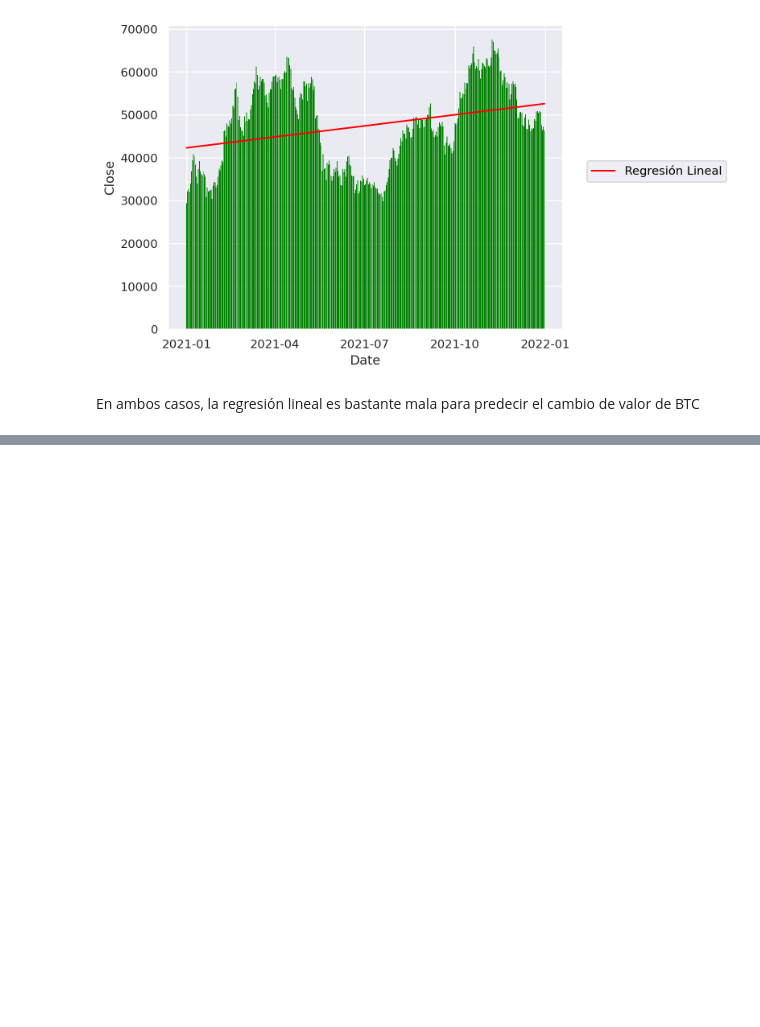
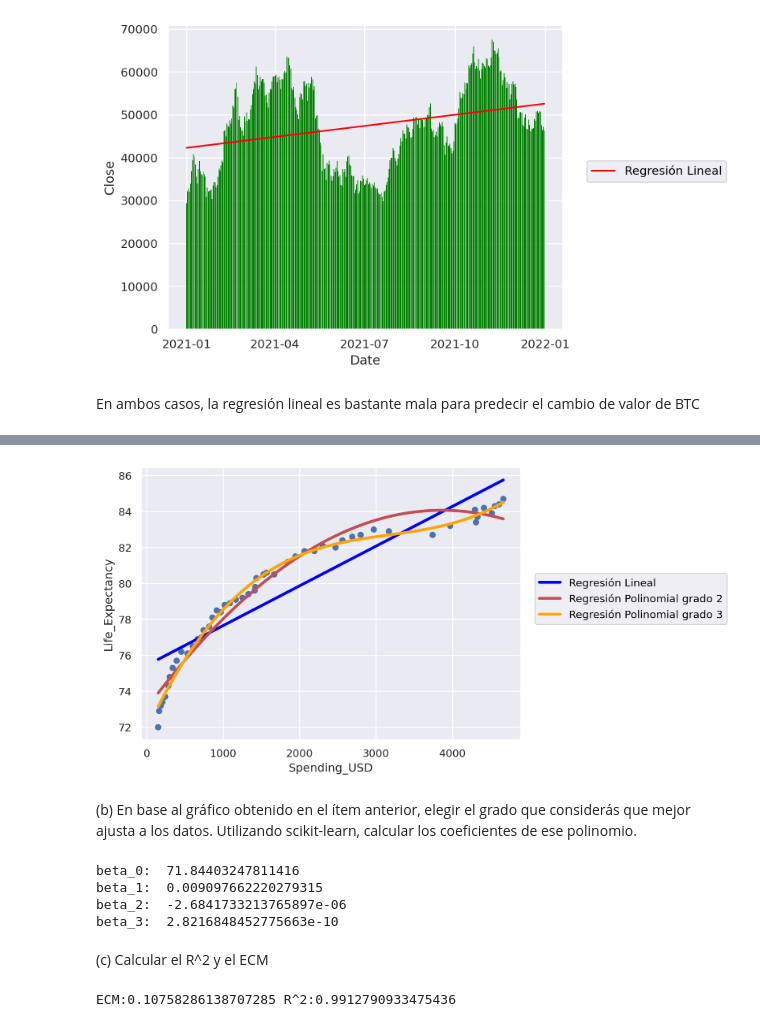
Before and after one commit to LucaChicconi/_labodatos, a Jupyter notebook: practica4.ipynb, the cells around one changed output, grey strips where cells are left out. Saved outputs shown, nothing was run; the diff lists cells and outputs as text; code cells hidden in the pictures; blank space fills up the shorter version.

```diff
--- a/practica4.ipynb
+++ b/practica4.ipynb
@@ -315,0 +325,6 @@ En ambos casos, la regresión lineal es bastante mala para predecir el cambio de
+# %%
+data = sns.load_dataset("healthexp")
+# %%
+data.head()
+datos_japon = data[data['Country']== 'Japan']
+datos_japon.head()
@@ -315,0 +338,12 @@ En ambos casos, la regresión lineal es bastante mala para predecir el cambio de
+# %%
+(
+    so.Plot(data=datos_japon, x=datos_japon['Spending_USD'], y='Life_Expectancy')
+    .add(so.Dot())
+    .add(so.Line(color='blue', linewidth=3),so.PolyFit(1),label ='Regresión Lineal')
+    .add(so.Line(color='r', linewidth=3), so.PolyFit(2),label = 'Regresión Polinomial grado 2')
+    .add(so.Line(color='orange', linewidth=3), so.PolyFit(3), label = 'Regresión Polinomial grado 3')
+)
+# %% [output]
+[figure, added]
+# %% [markdown]
+(b) En base al gráfico obtenido en el ítem anterior, elegir el grado que considerás que mejor ajusta a los datos. Utilizando scikit-learn, calcular los coeficientes de ese polinomio.
@@ -315,0 +354,30 @@ En ambos casos, la regresión lineal es bastante mala para predecir el cambio de
+# %%
+modelo = linear_model.LinearRegression(fit_intercept=True)
+modelo.fit(X,y)
+ordenada_al_origen = modelo.intercept_
+coeficientes = modelo.coef_
+beta = np.array([ordenada_al_origen, *coeficientes])
+
+print('beta_0: ', beta[0])
+print('beta_1: ', beta[1])
+print('beta_2: ', beta[2])
+print('beta_3: ', beta[3])
+# %% [output]
+beta_0:  71.84403247811416
+beta_1:  0.009097662220279315
+beta_2:  -2.6841733213765897e-06
+beta_3:  2.8216848452775663e-10
+# %% [markdown]
+(c) Calcular el R^2 y el ECM
+# %%
+#Calcular el R^2 y el ECM de la regresión polinomial grado 3
+y_pred = modelo.predict(X)
+
+#y_pred = beta[0] + beta[1]*datos_japon['Spending_USD'] + beta[2]*datos_japon['Spending_USD']**2 + beta[3]*datos_japon['Spending_USD']**3
+
+r2 = r2_score(datos_japon['Life_Expectancy'], y_pred)
+ecm = mean_squared_error(datos_japon['Life_Expectancy'], y_pred)
+
+print(f"ECM:{ecm}",f"R^2:{r2}")
+# %% [output]
+ECM:0.10758286138707285 R^2:0.9912790933475436
```
Also changed, not shown: parts of 34 cells of this notebook, 3 other files.
